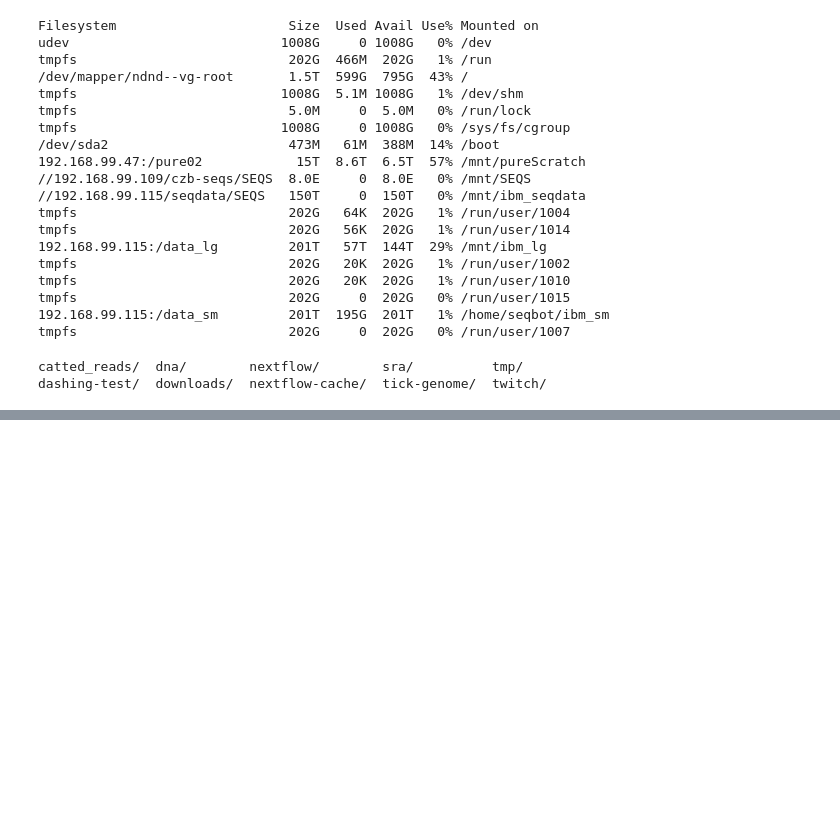
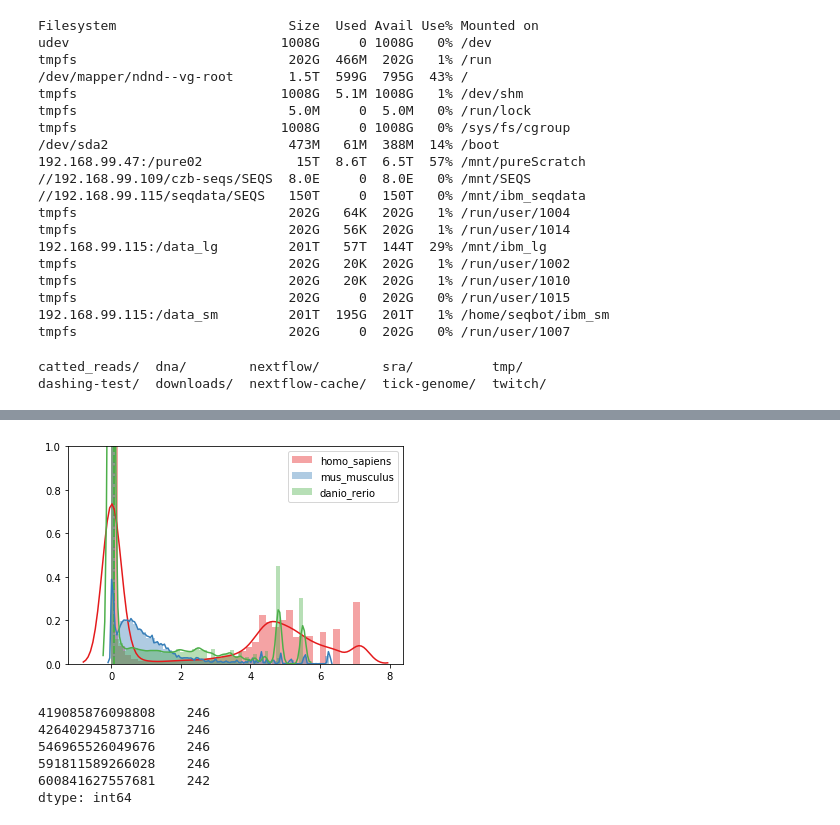
Before and after one commit to czbiohub/kh-analysis, a Jupyter notebook: notebooks/hematopoeisis_tf-idf.ipynb, the cells around one changed output, grey strips where cells are left out. Cells and saved outputs as stored; diff of their text form; code cells hidden in the pictures; blank space fills up the shorter version.

```diff
--- a/notebooks/hematopoeisis_tf-idf.ipynb
+++ b/notebooks/hematopoeisis_tf-idf.ipynb
@@ -93,0 +187,4 @@ dashing-test/  downloads/  nextflow-cache/  tick-genome/  twitch/
+# %%
+names = [x.name() for x in siglist]
+print(len(names))
+names[:5]
@@ -93,0 +198,5 @@ dashing-test/  downloads/  nextflow-cache/  tick-genome/  twitch/
+# %%
+cell_metadata = pd.read_csv("s3://kmer-hashing/hematopoeisis/human_mouse_zebrafish/cell_metadata.csv", index_col=0)
+cell_metadata = cell_metadata.loc[names]
+print(cell_metadata.shape)
+cell_metadata.head()
@@ -93,0 +281,9 @@ dashing-test/  downloads/  nextflow-cache/  tick-genome/  twitch/
+# %%
+from collections import defaultdict
+from itertools import groupby
+
+grouped = groupby(siglist, lambda x: cell_metadata.loc[x.name(), 'species'])
+siglist_grouped = dict(grouped)
+for species, sigs in siglist_grouped:
+    siglist_grouped[species] = list(sigs)
+siglist_grouped['danio_rerio']
@@ -93,0 +312,28 @@ dashing-test/  downloads/  nextflow-cache/  tick-genome/  twitch/
+# %%
+%%time
+
+siglist_grouped_tf_idf = {}
+
+siglist_species_tf_idf = []
+
+fig, ax = plt.subplots()
+colors = sns.color_palette("Set1")
+for (species, species_sigs), color in zip(siglist_grouped.items(), colors):
+    species_sigs = list(species_sigs)
+    species_idf = idf.get_inverse_document_frequency(species_sigs)
+    sns.distplot(pd.Series(species_idf), label=species, color=color)
+
+    species_mean_idf_per_cell = idf.get_mean_idf_per_cell(species_sigs,
+                                                          species_idf)
+    ymin, ymax = ax.get_ylim()
+    ax.vlines(species_mean_idf_per_cell, ymin, ymax,
+              linestyle='--', color=color, linewidth=2)
+    species_sigs_filtered_idf = [idf.filter_idf(x.minhash.get_mins(),
+                                       species_idf, species_mean_idf_per_cell)
+                                 for x in species_sigs]
+    siglist_grouped_tf_idf[species] = species_sigs_filtered_idf
+    siglist_species_tf_idf.extend(species_sigs_filtered_idf)
+ax.legend()
+
+ax.set(ylim=(0, 1))
+# %% [output]
@@ -93,0 +342,14 @@ dashing-test/  downloads/  nextflow-cache/  tick-genome/  twitch/
+[figure, added]
+# %%
+from collections import Counter, defaultdict
+from itertools import chain
+
+hash_counter = pd.Series(Counter(chain(*[x.minhash.get_mins() for x in species_sigs])))
+hash_counter.head()
+# %% [output]
+419085876098808    246
+426402945873716    246
+546965526049676    246
+591811589266028    246
+600841627557681    242
+dtype: int64
```
Also changed, not shown: parts of 58 cells of this notebook, 2 other files.
